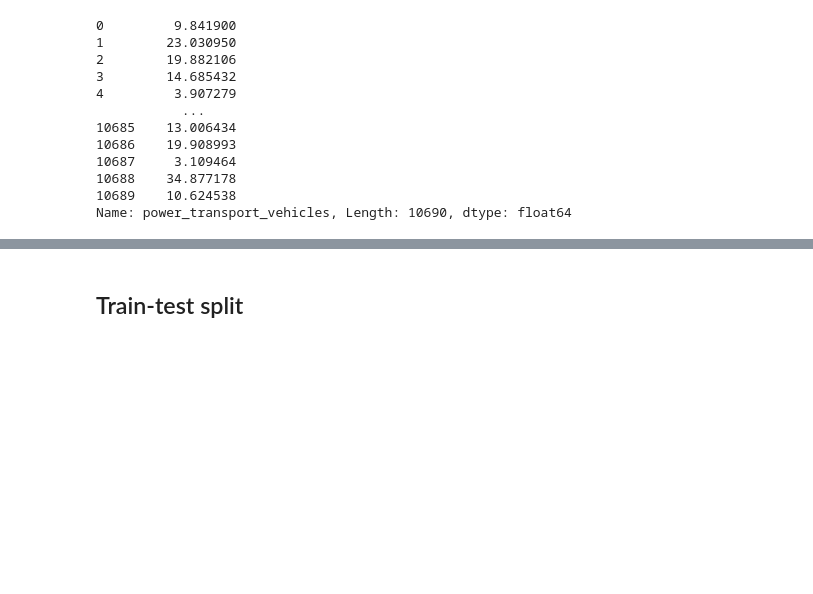
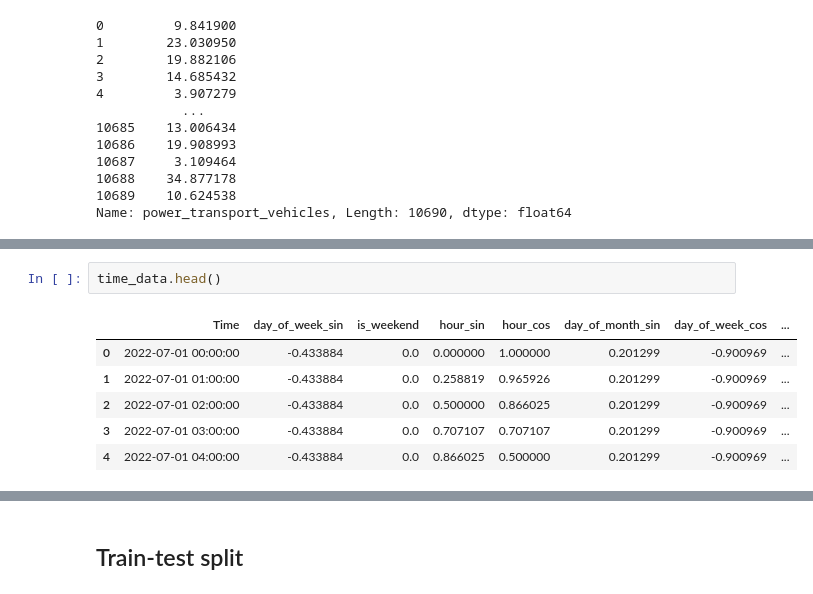
Before and after one commit to johanbarreiro/energy_consumption_optimizer, a Jupyter notebook: forecasting/power_transport_vehicles.ipynb, the cells around one changed output, grey strips where cells are left out. Cells and saved outputs as stored; diff of their text form; blank space fills up the shorter version.

```diff
--- a/forecasting/power_transport_vehicles.ipynb
+++ b/forecasting/power_transport_vehicles.ipynb
@@ -38,0 +52,9 @@ Name: power_transport_vehicles, Length: 10690, dtype: float64
+# %%
+time_data.head()
+# %% [output]
+|  | Time | day_of_week_sin | is_weekend | hour_sin | hour_cos | day_of_month_sin | day_of_week_cos | ... |
+| 0 | 2022-07-01 00:00:00 | -0.433884 | 0.0 | 0.000000 | 1.000000 | 0.201299 | -0.900969 | ... |
+| 1 | 2022-07-01 01:00:00 | -0.433884 | 0.0 | 0.258819 | 0.965926 | 0.201299 | -0.900969 | ... |
+| 2 | 2022-07-01 02:00:00 | -0.433884 | 0.0 | 0.500000 | 0.866025 | 0.201299 | -0.900969 | ... |
+| 3 | 2022-07-01 03:00:00 | -0.433884 | 0.0 | 0.707107 | 0.707107 | 0.201299 | -0.900969 | ... |
+| 4 | 2022-07-01 04:00:00 | -0.433884 | 0.0 | 0.866025 | 0.500000 | 0.201299 | -0.900969 | ... |
```
Also changed, not shown: parts of 33 cells of this notebook, 2 other files.
